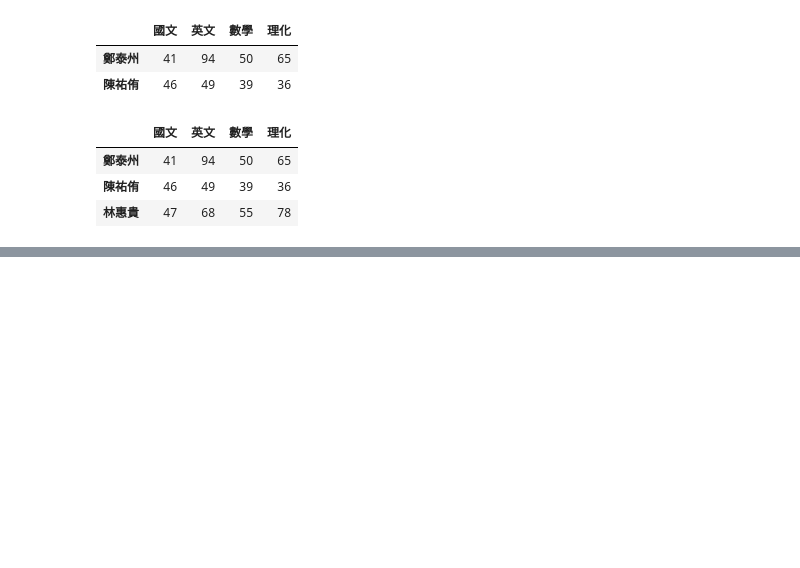
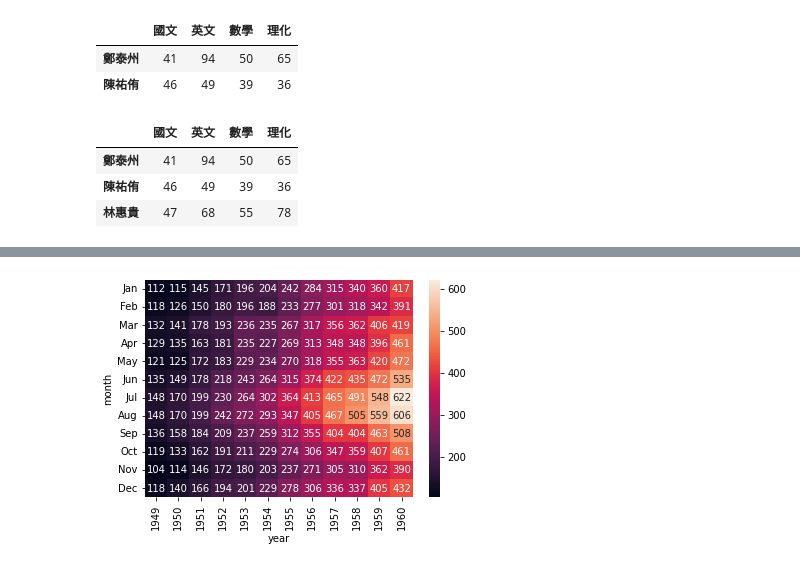
Before and after one commit to mccoy0928/20220702-Python, a Jupyter notebook: DataFrame簡單操作.ipynb, the cells around one changed output, grey strips where cells are left out. Drawn from its saved outputs; the diff is of its cells as text; code cells hidden in the pictures; blank space fills up the shorter version.

```diff
--- a/DataFrame簡單操作.ipynb
+++ b/DataFrame簡單操作.ipynb
@@ -381,0 +421,4 @@ df.loc['鄭泰州':'林惠貴']
+# %%
+ax = sns.heatmap(flights, annot=True, fmt="d")
+# %% [output]
+[figure, added]
```
Also changed, not shown: parts of 6 cells of this notebook.
